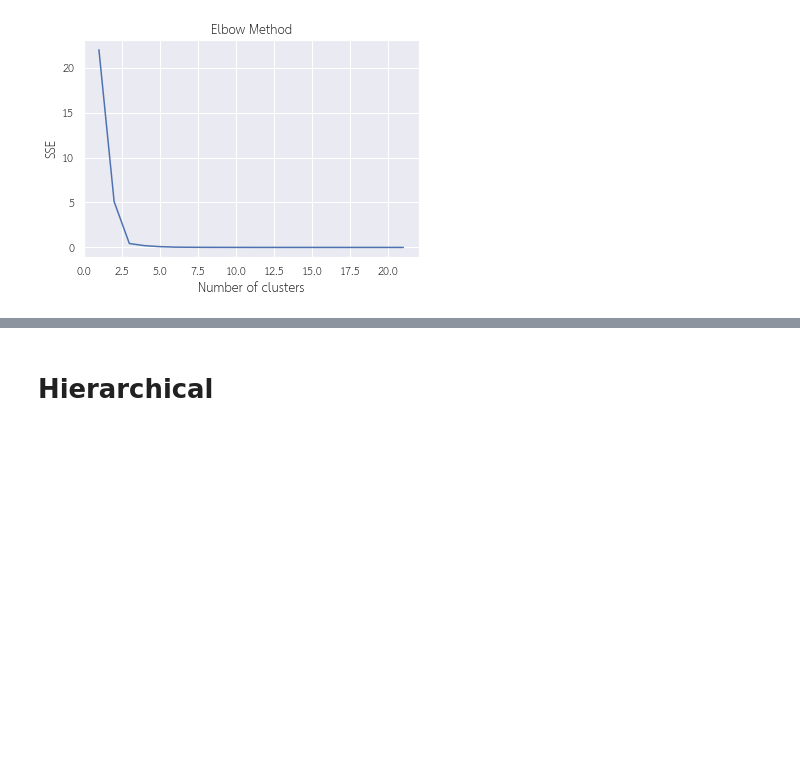
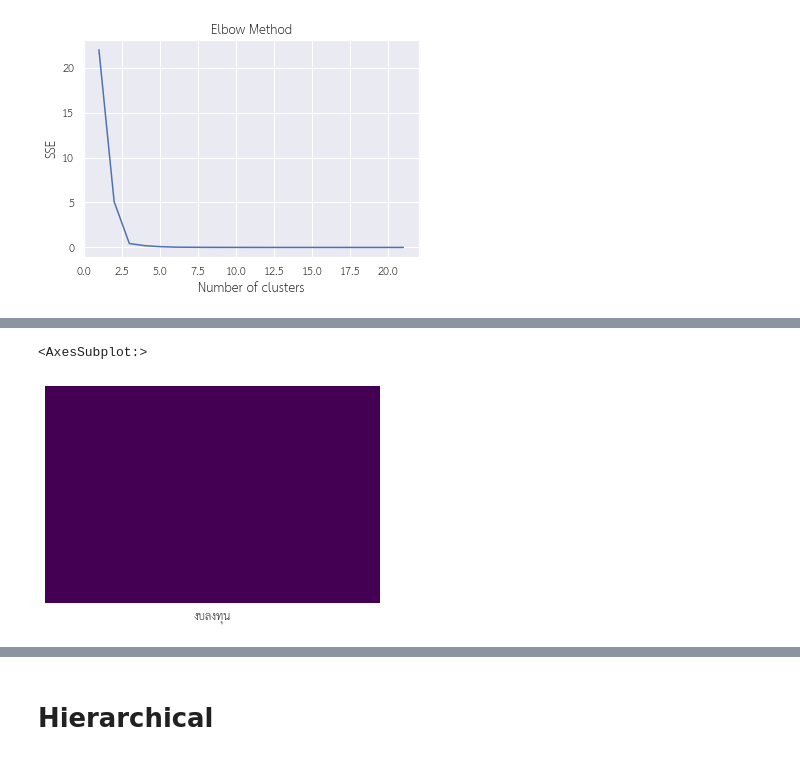
Before and after one commit to pant411/Assignment2_Stat_pp, a Jupyter notebook: part-cluster/cluster_analysis.ipynb, the cells around one changed output, grey strips where cells are left out. Drawn from its saved outputs; the diff is of its cells as text; code cells hidden in the pictures; blank space fills up the shorter version.

```diff
--- a/part-cluster/cluster_analysis.ipynb
+++ b/part-cluster/cluster_analysis.ipynb
@@ -182,0 +336,5 @@ print(metrics.davies_bouldin_score(k_mean_2564_1,kmeans_1.labels_))
+# %%
+k_mean_2564_3=main_2564[['งบลงทุน']]
+k_mean_2564_3.replace({'-':np.nan},inplace=True)
+k_mean_2564_3=k_mean_2564_3.dropna()
+k_mean_2564_3.tail()
@@ -182,0 +358,5 @@ print(metrics.davies_bouldin_score(k_mean_2564_1,kmeans_1.labels_))
+# %%
+sns.heatmap(k_mean_2564_3.isnull(), yticklabels=False, cbar=False, cmap='viridis')
+# %% [output]
+<AxesSubplot:>
+[figure, added]
```
Also changed, not shown: parts of 63 cells of this notebook.
